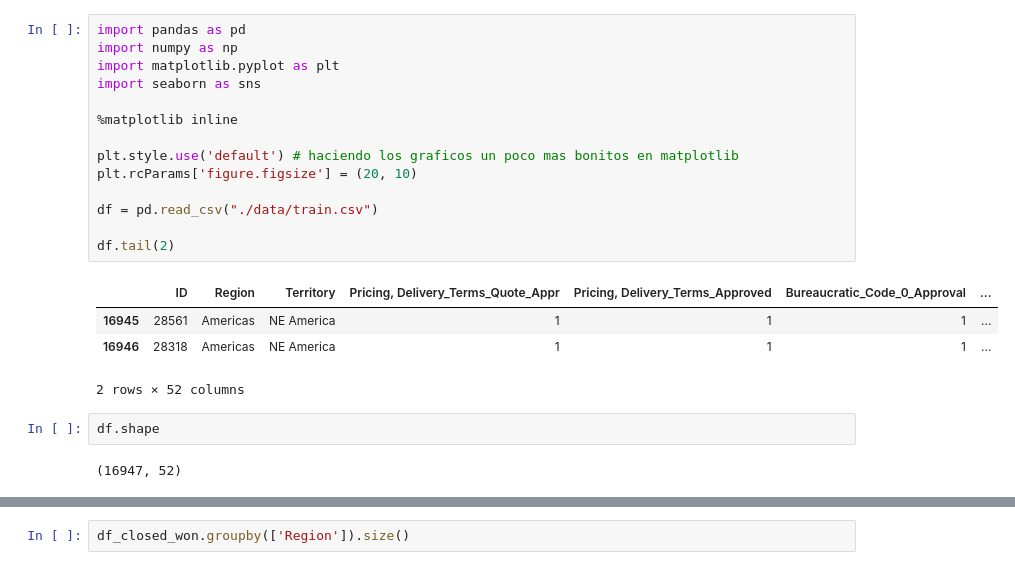
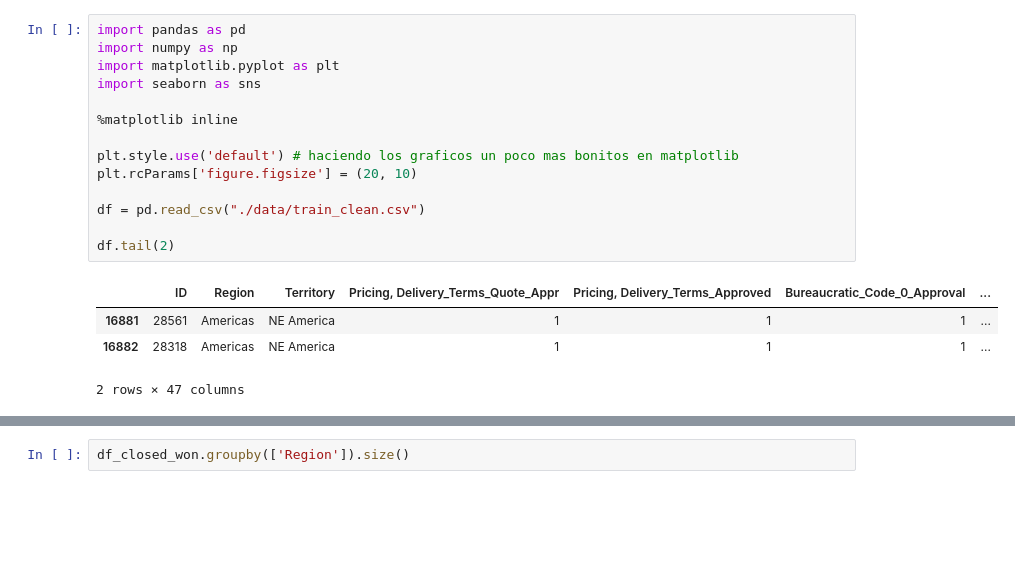
Before and after one commit to pola-fi/OrgaDatos2do2020, a Jupyter notebook: analisis_fecha_y_region.ipynb, the cells around one changed output, grey strips where cells are left out. Cells and saved outputs as stored; diff of their text form; blank space fills up the shorter version.

```diff
--- a/analisis_fecha_y_region.ipynb
+++ b/analisis_fecha_y_region.ipynb
@@ -1,23 +1,19 @@
 # %%
 import pandas as pd
 import numpy as np
 import matplotlib.pyplot as plt
 import seaborn as sns
 
 %matplotlib inline
 
 plt.style.use('default') # haciendo los graficos un poco mas bonitos en matplotlib
 plt.rcParams['figure.figsize'] = (20, 10)
 
-df = pd.read_csv("./data/train.csv")
+df = pd.read_csv("./data/train_clean.csv")
 
 df.tail(2)
 # %% [output]
 |  | ID | Region | Territory | Pricing, Delivery_Terms_Quote_Appr | Pricing, Delivery_Terms_Approved | Bureaucratic_Code_0_Approval | ... |
-| 16945 | 28561 | Americas | NE America | 1 | 1 | 1 | ... |
-| 16946 | 28318 | Americas | NE America | 1 | 1 | 1 | ... |
+| 16881 | 28561 | Americas | NE America | 1 | 1 | 1 | ... |
+| 16882 | 28318 | Americas | NE America | 1 | 1 | 1 | ... |
-2 rows × 52 columns
+2 rows × 47 columns
-# %%
-df.shape
-# %% [output]
-(16947, 52)
```
Also changed, not shown: parts of 23 cells of this notebook.
